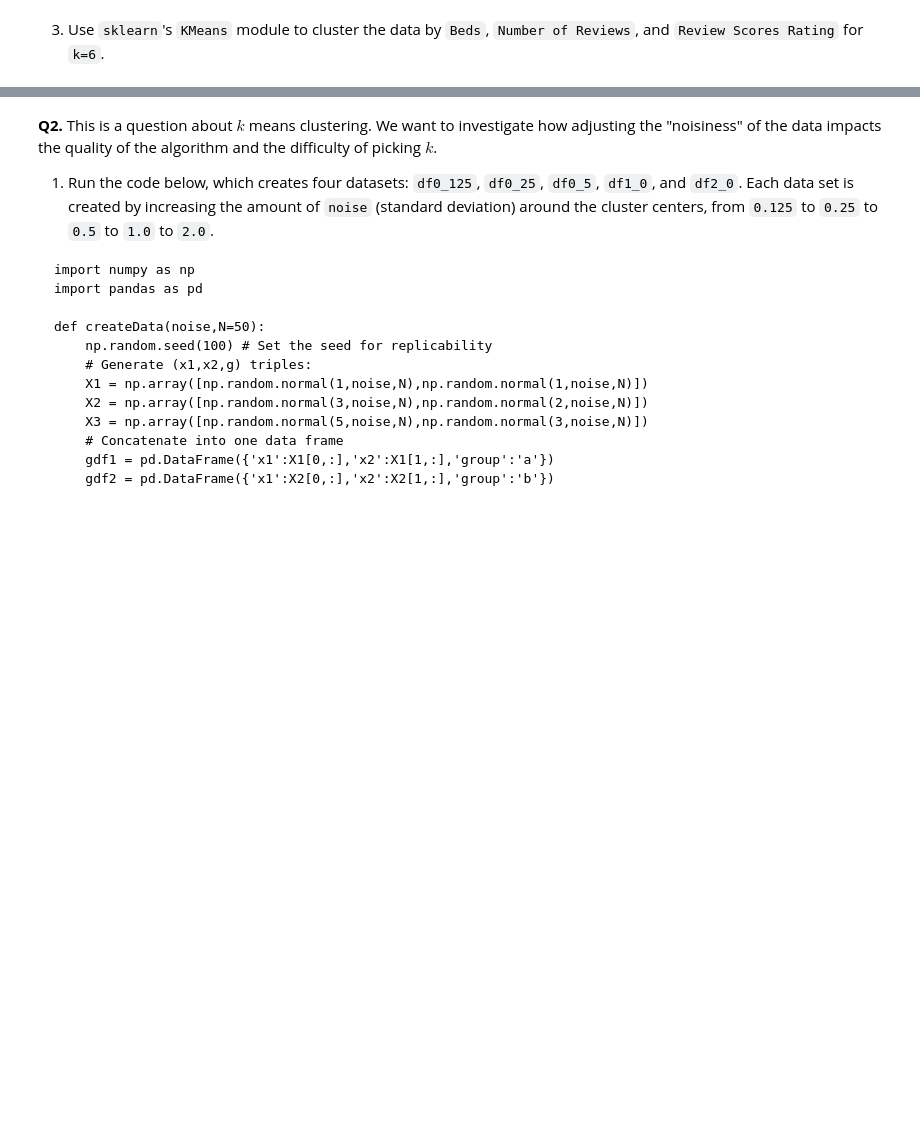
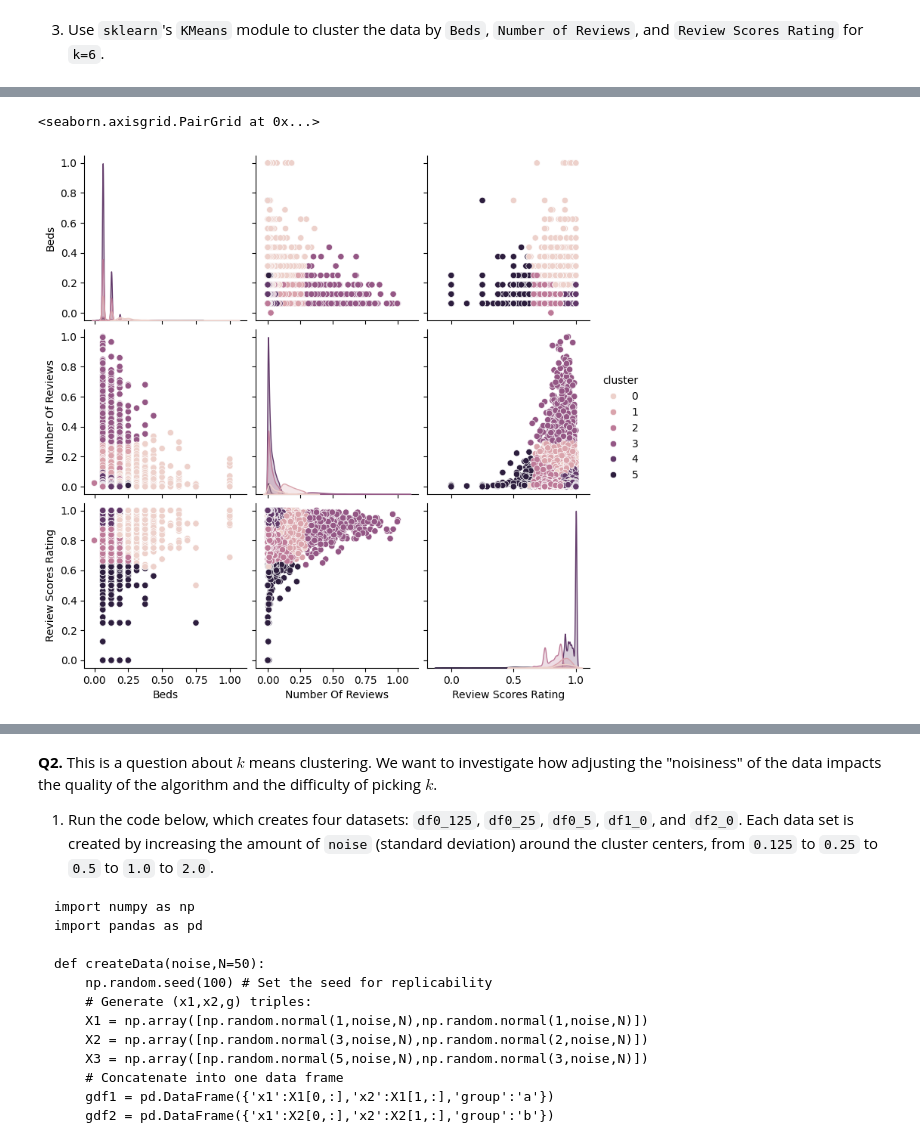
Before and after one commit to vcn2fj/kmc, a Jupyter notebook: assignment_kmc.ipynb, the cells around one changed output, grey strips where cells are left out. Cells and saved outputs as stored; diff of their text form; code cells hidden in the pictures; blank space fills up the shorter version.

```diff
--- a/assignment_kmc.ipynb
+++ b/assignment_kmc.ipynb
@@ -86,0 +84,5 @@ plt.scatter( centers[:,0]*diff_x1+min_x1, centers[:,1]*diff_x2+min_x2)
+# %%
+sns.pairplot(data = X, hue = 'cluster')
+# %% [output]
+<seaborn.axisgrid.PairGrid at 0x...>
+[figure, added]
```
Also changed, not shown: parts of 10 cells of this notebook.
